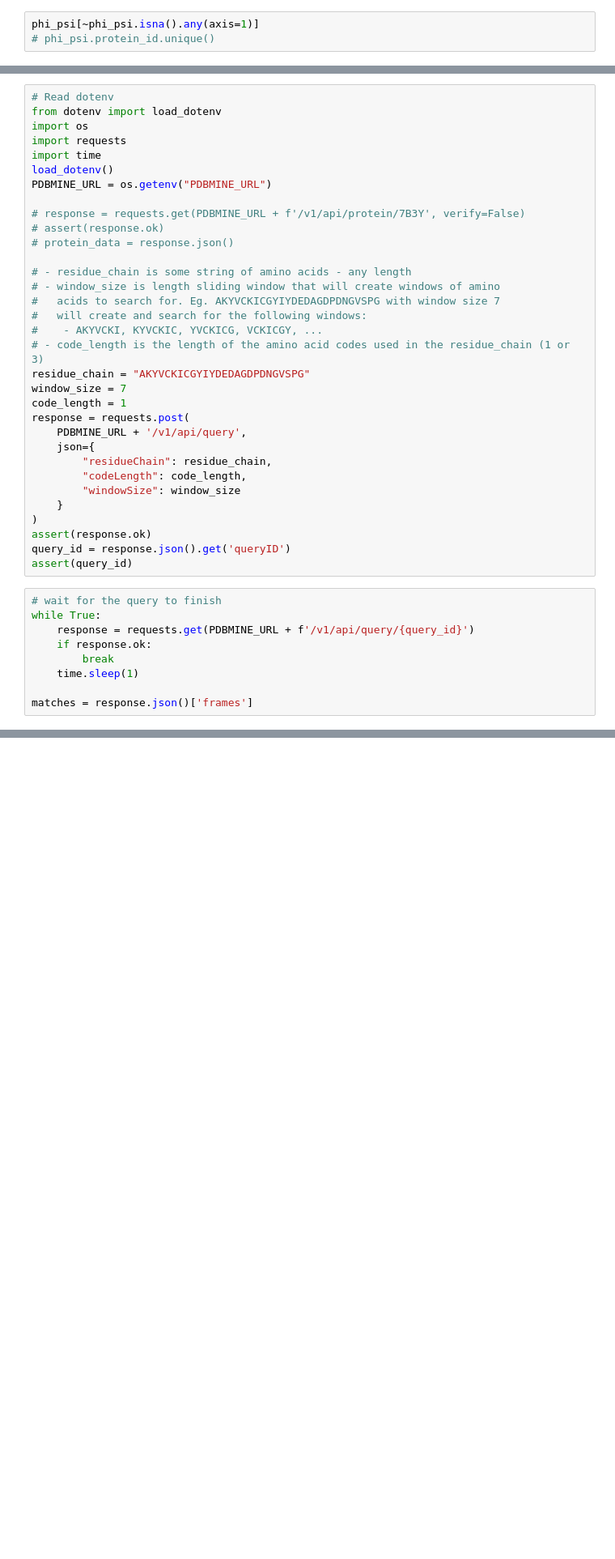
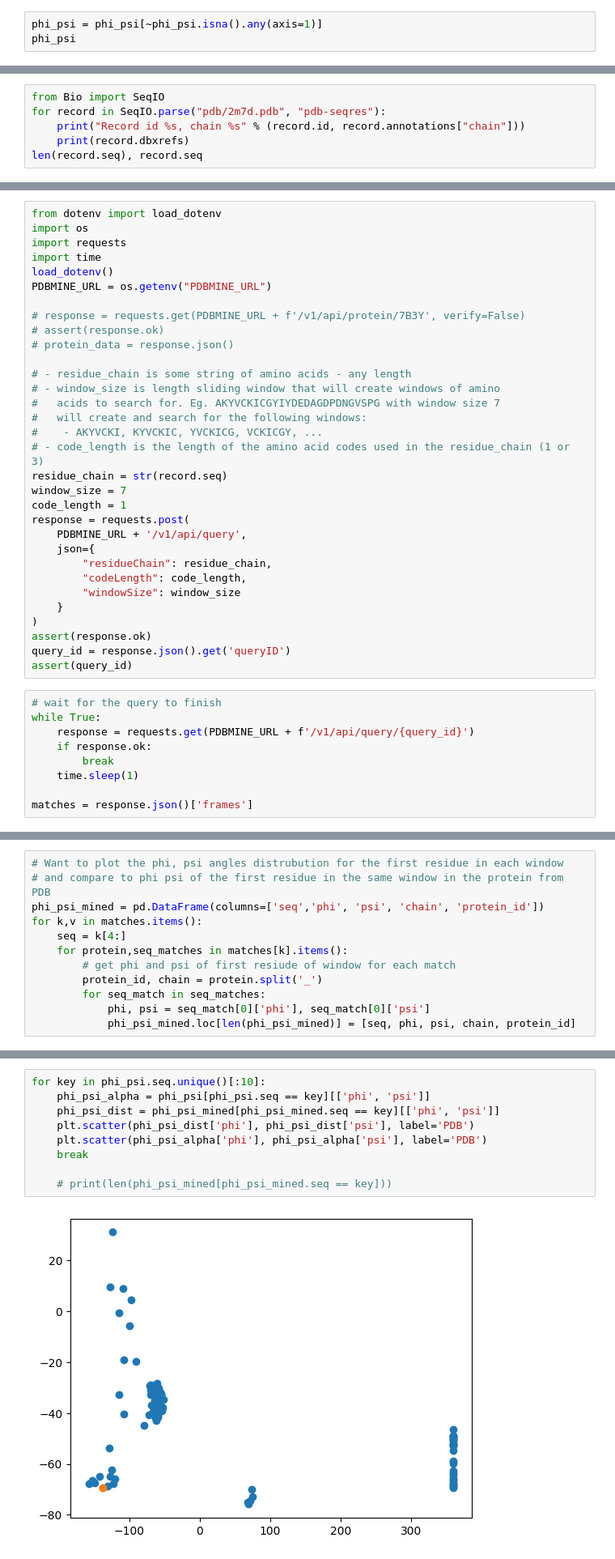
Before and after one commit to Musa-Azeem/protein-dihedral-visualization, a Jupyter notebook: prototype.ipynb, the cells around one changed output, grey strips where cells are left out. Shown at 81% size. Saved outputs shown, nothing was run; the diff lists cells and outputs as text; blank space fills up the shorter version.

Commit message:
mined;

```diff
--- a/prototype.ipynb
+++ b/prototype.ipynb
@@ -61,3 +150,3 @@ for protein_id in protein_ids:
 # %%
-phi_psi[~phi_psi.isna().any(axis=1)]
-# phi_psi.protein_id.unique()
+phi_psi = phi_psi[~phi_psi.isna().any(axis=1)]
+phi_psi
@@ -92,2 +174,8 @@ plt.show()
 # %% [markdown]
 # PDB Mine API
+# %%
+from Bio import SeqIO
+for record in SeqIO.parse("pdb/2m7d.pdb", "pdb-seqres"):
+    print("Record id %s, chain %s" % (record.id, record.annotations["chain"]))
+    print(record.dbxrefs)
+len(record.seq), record.seq
@@ -94,5 +186,4 @@ plt.show()
 # %%
-# Read dotenv
 from dotenv import load_dotenv
 import os
 import requests
@@ -110,7 +201,7 @@ PDBMINE_URL = os.getenv("PDBMINE_URL")
 #   will create and search for the following windows:
 #    - AKYVCKI, KYVCKIC, YVCKICG, VCKICGY, ...
 # - code_length is the length of the amino acid codes used in the residue_chain (1 or 3)
-residue_chain = "AKYVCKICGYIYDEDAGDPDNGVSPG"
+residue_chain = str(record.seq)
 window_size = 7
 code_length = 1
 response = requests.post(
@@ -135,0 +261,12 @@ matches = response.json()['frames']
+# %%
+# Want to plot the phi, psi angles distrubution for the first residue in each window
+# and compare to phi psi of the first residue in the same window in the protein from PDB
+phi_psi_mined = pd.DataFrame(columns=['seq','phi', 'psi', 'chain', 'protein_id'])
+for k,v in matches.items():
+    seq = k[4:]
+    for protein,seq_matches in matches[k].items():
+        # get phi and psi of first resiude of window for each match
+        protein_id, chain = protein.split('_')
+        for seq_match in seq_matches:
+            phi, psi = seq_match[0]['phi'], seq_match[0]['psi']
+            phi_psi_mined.loc[len(phi_psi_mined)] = [seq, phi, psi, chain, protein_id]
@@ -135,0 +276,11 @@ matches = response.json()['frames']
+# %%
+for key in phi_psi.seq.unique()[:10]:
+    phi_psi_alpha = phi_psi[phi_psi.seq == key][['phi', 'psi']]
+    phi_psi_dist = phi_psi_mined[phi_psi_mined.seq == key][['phi', 'psi']]
+    plt.scatter(phi_psi_dist['phi'], phi_psi_dist['psi'], label='PDB')
+    plt.scatter(phi_psi_alpha['phi'], phi_psi_alpha['psi'], label='PDB')
+    break
+
+    # print(len(phi_psi_mined[phi_psi_mined.seq == key]))
+# %% [output]
+[figure, added]
```
Also changed, not shown: parts of 11 cells of this notebook, 3 other files.
